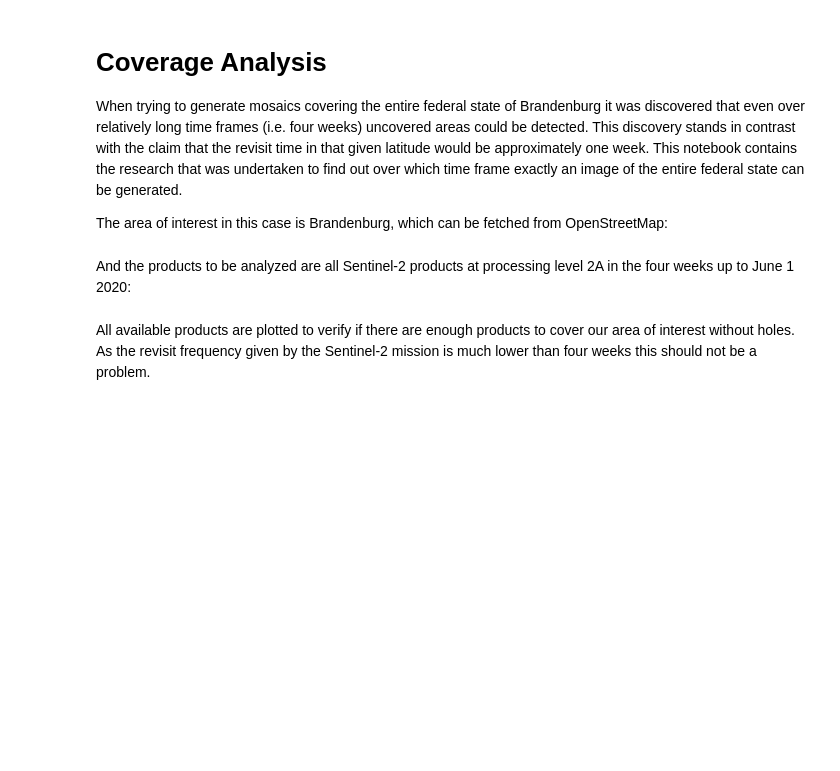
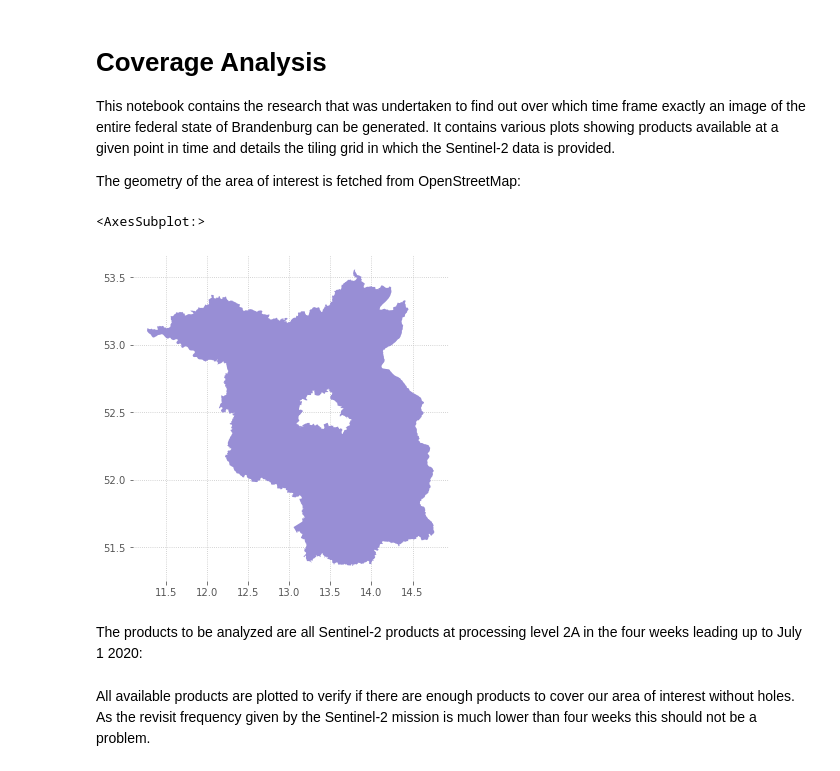
Before and after one commit to rrrnld/earth-observation-for-journalism, a Jupyter notebook: sources/01c-coverage-analysis.ipynb, the cells around one changed output. Cells and saved outputs as stored; diff of their text form; code cells hidden in the pictures; blank space fills up the shorter version.

Commit message:
Re-work "Coverage Analysis" according to notes left in the notebook

```diff
--- a/sources/01c-coverage-analysis.ipynb
+++ b/sources/01c-coverage-analysis.ipynb
@@ -1,23 +1,24 @@
 # %% [markdown]
 # Coverage Analysis
 
-When trying to generate mosaics covering the entire federal state of Brandenburg it was discovered that even over relatively long time frames (i.e. four weeks) uncovered areas could be detected.
-This discovery stands in contrast with the claim that the revisit time in that given latitude would be approximately one week.
-This notebook contains the research that was undertaken to find out over which time frame exactly an image of the entire federal state can be generated.
+This notebook contains the research that was undertaken to find out over which time frame exactly an image of the entire federal state of Brandenburg can be generated. It contains various plots showing products available at a given point in time and details the tiling grid in which the Sentinel-2 data is provided.
 
-The area of interest in this case is Brandenburg, which can be fetched from OpenStreetMap:
+The geometry of the area of interest is fetched from OpenStreetMap:
 # %%
 from pathlib import Path
 from sentinel_helpers import search_osm
 
 resources = Path('resources')
 
 brandenburg = search_osm('Brandenburg, Germany')[:1]
 # save geometry for later
-brandenburg.to_file(resources / 'brandeenburg.geojson', driver='GeoJSON')
-brandenburg.plot()
+brandenburg.to_file(resources / 'brandenburg.geojson', driver='GeoJSON')
+brandenburg.plot(figsize=(6,6))
+# %% [output]
+<AxesSubplot:>
+[figure, added]
 # %% [markdown]
-And the products to be analyzed are all Sentinel-2 products at processing level 2A in the four weeks up to June 1 2020:
+The products to be analyzed are all Sentinel-2 products at processing level 2A in the four weeks leading up to July 1 2020:
 # %%
 from datetime import date, timedelta
 import os
```
Also changed, not shown: parts of 3 cells of this notebook, 1 other file.
